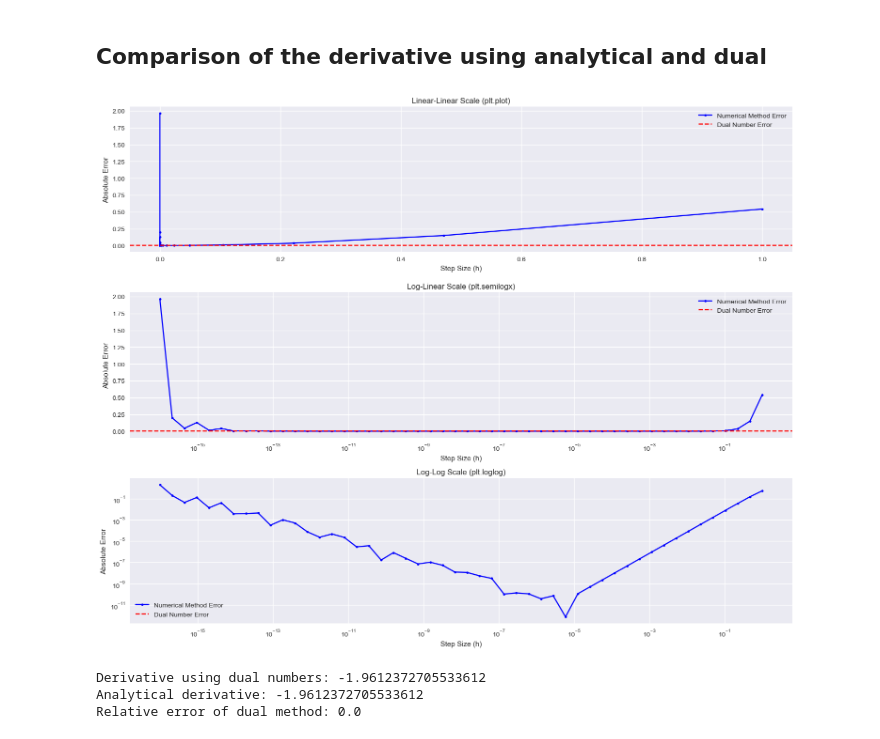
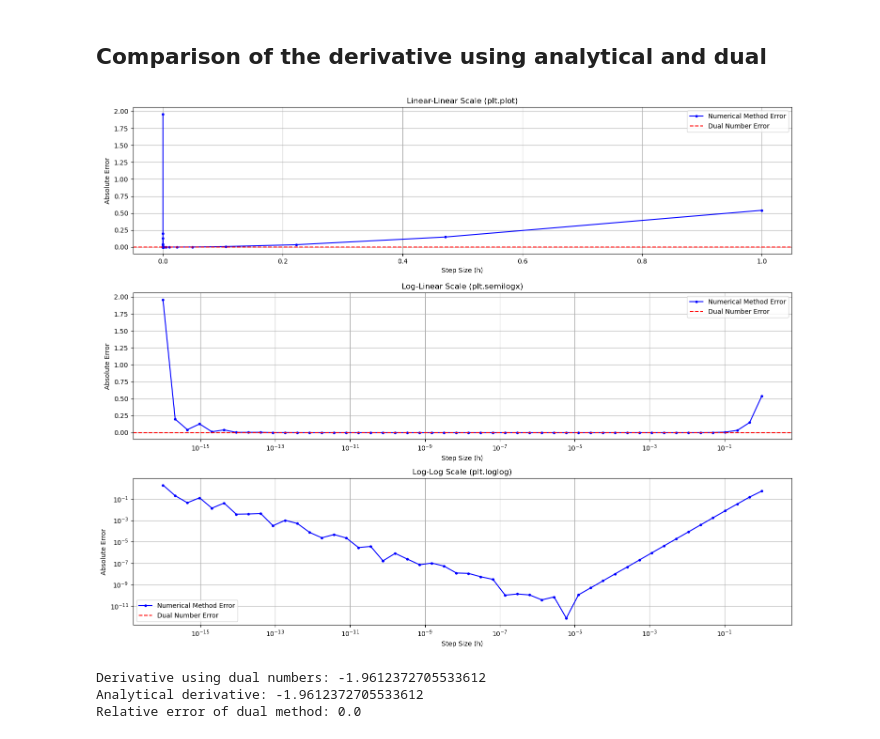
Before and after one commit to AprilQx/Master-Project-C1, a Jupyter notebook: dual_autodiff/examples/dual_autodiff.ipynb, the cells around one changed output. Drawn from its saved outputs; the diff is of its cells as text; code cells hidden in the pictures.

```diff
--- a/dual_autodiff/examples/dual_autodiff.ipynb
+++ b/dual_autodiff/examples/dual_autodiff.ipynb
@@ -34,37 +34,37 @@ derivatives_numerical_small = [numerical_derivative(f, 1.5, h) for h in step_siz
 errors = np.abs(derivatives_numerical_small - derivative_analytical)
 dual_error = abs(derivative_dual - derivative_analytical)
 # %%
-plt.style.use('seaborn')
+#plt.style.use('seaborn')
 fig, (ax1,ax2,ax3) = plt.subplots(3, 1, figsize=(15, 12))
 
 ax1.plot(step_sizes_small, errors, 'b.-', label='Numerical Method Error')
 ax1.axhline(y=dual_error, color='r', linestyle='--', label='Dual Number Error')
 ax1.set_title('Linear-Linear Scale (plt.plot)')
 ax1.set_xlabel('Step Size (h)')
 ax1.set_ylabel('Absolute Error')
 ax1.legend()
 ax1.grid(True)
 
 ax2.semilogx(step_sizes_small, errors, 'b.-', label='Numerical Method Error')
 ax2.axhline(y=dual_error, color='r', linestyle='--', label='Dual Number Error')
 ax2.set_title('Log-Linear Scale (plt.semilogx)')
 ax2.set_xlabel('Step Size (h)')
 ax2.set_ylabel('Absolute Error')
 ax2.legend()
 ax2.grid(True)
 
 ax3.loglog(step_sizes_small, errors, 'b.-', label='Numerical Method Error')
 ax3.axhline(y=dual_error, color='r', linestyle='--', label='Dual Number Error')
 ax3.set_title('Log-Log Scale (plt.loglog)')
 ax3.set_xlabel('Step Size (h)')
 ax3.set_ylabel('Absolute Error')
 ax3.legend()
 ax3.grid(True)
 
 plt.tight_layout()
 plt.show()
 # %% [output]
-[figure, old version]
+[figure, new version]
 # %%
 # Print results
 print(f"Derivative using dual numbers: {derivative_dual}")
```
Also changed, not shown: parts of 3 cells of this notebook, 6 other files.
